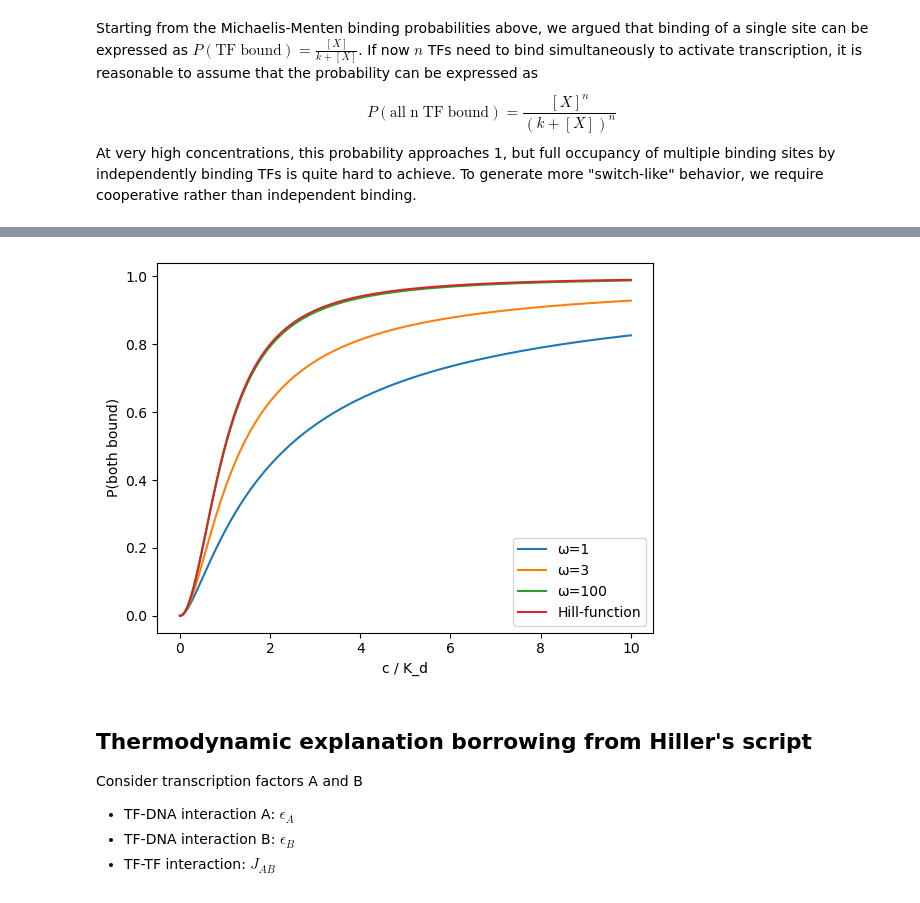
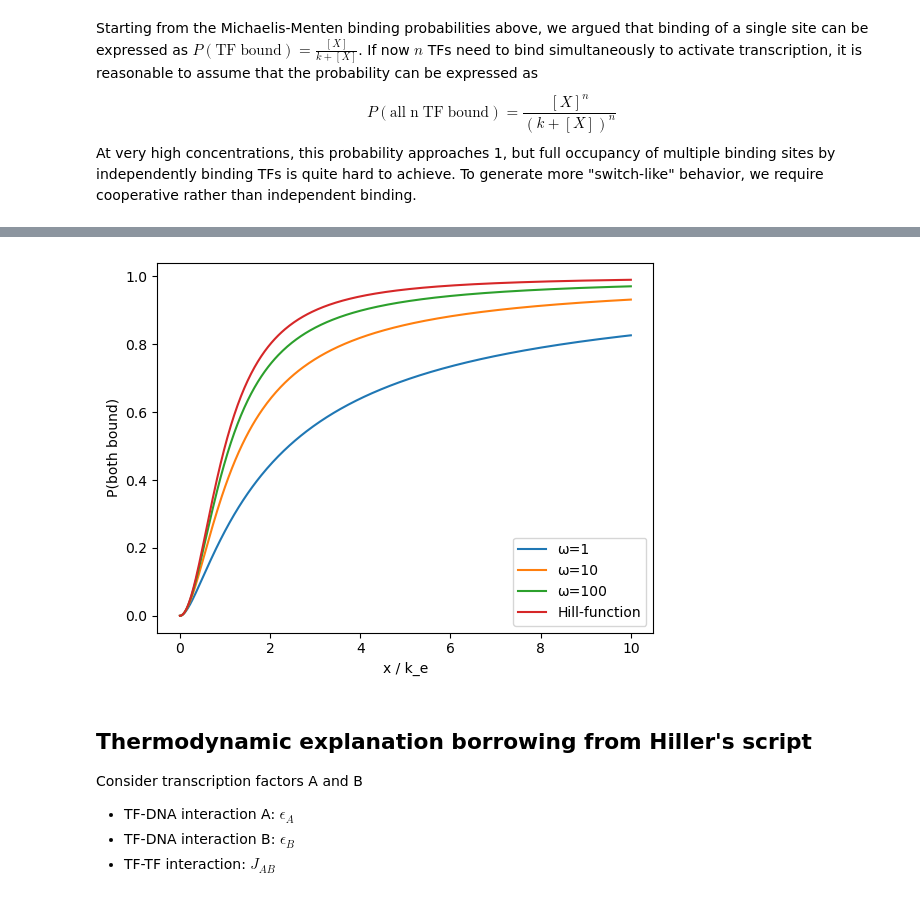
Before and after one commit to neherlab/PoL1-course-materials, a Jupyter notebook: notebooks/lecture03b_SimpleModelsOfGeneRegulation.ipynb, the cells around one changed output, grey strips where cells are left out. Cells and saved outputs as stored; diff of their text form; code cells hidden in the pictures.

```diff
--- a/notebooks/lecture03b_SimpleModelsOfGeneRegulation.ipynb
+++ b/notebooks/lecture03b_SimpleModelsOfGeneRegulation.ipynb
@@ -72,12 +84,12 @@ Where we have introduced a modified $k_e = k/\sqrt{w}$ to account for the fact t
 # %%
 x = np.linspace(0, 10, 400)
-for w in [1, 3, 100]:
-    Z = 1*w + 2*x + w*x**2
-    plt.plot(x, w*x**2/Z, label=f"ω={w}")
+for w in [1, 10, 100]:
+    Z = 1*np.sqrt(w) + 2*x + np.sqrt(w)*x**2
+    plt.plot(x, np.sqrt(w)*x**2/Z, label=f"ω={w}")
 plt.plot(x, x**2/(1+x**2), label="Hill-function")
-plt.xlabel("c / K_d"); plt.ylabel("P(both bound)"); plt.legend(); plt.show()
+plt.xlabel("x / k_e"); plt.ylabel("P(both bound)"); plt.legend(); plt.show()
 # %% [output]
-[figure, old version]
+[figure, new version]
 # %% [markdown]
 ## Thermodynamic explanation borrowing from Hiller's script
 Consider transcription factors A and B
```
Also changed, not shown: parts of 3 cells of this notebook, 3 other files.
